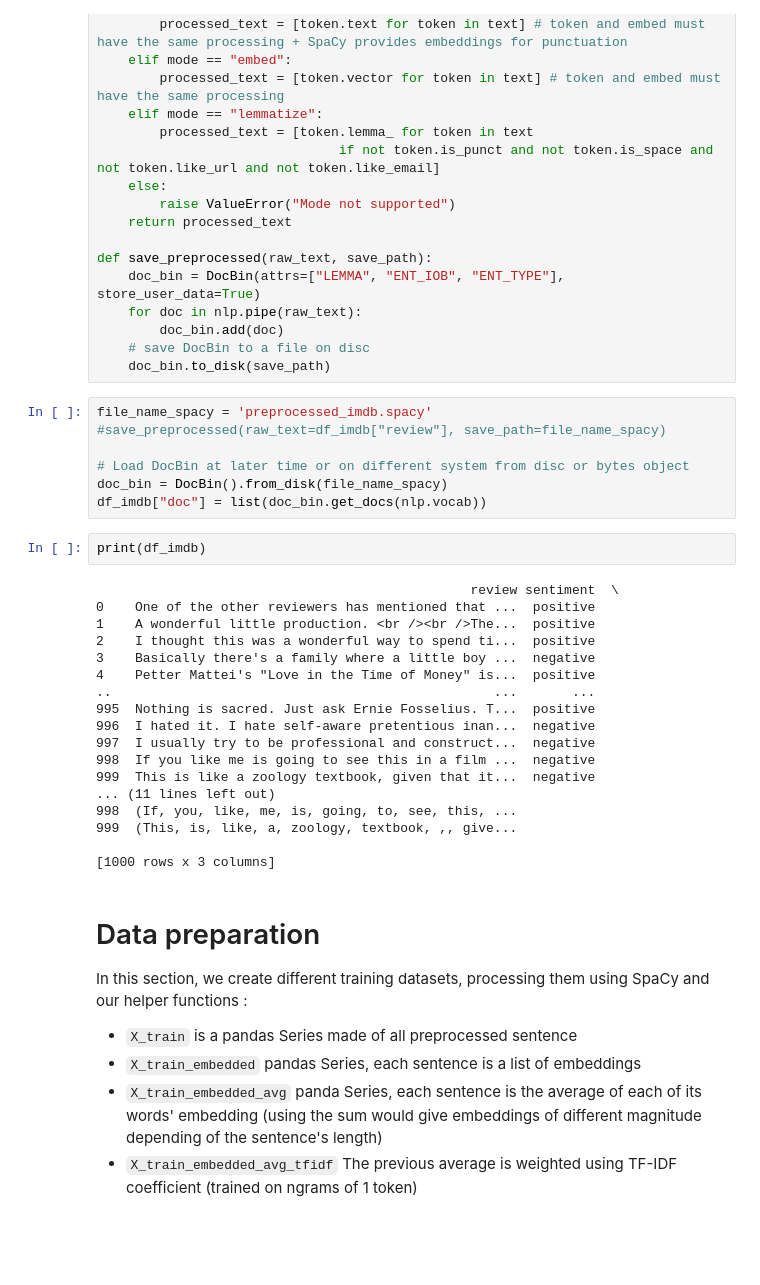
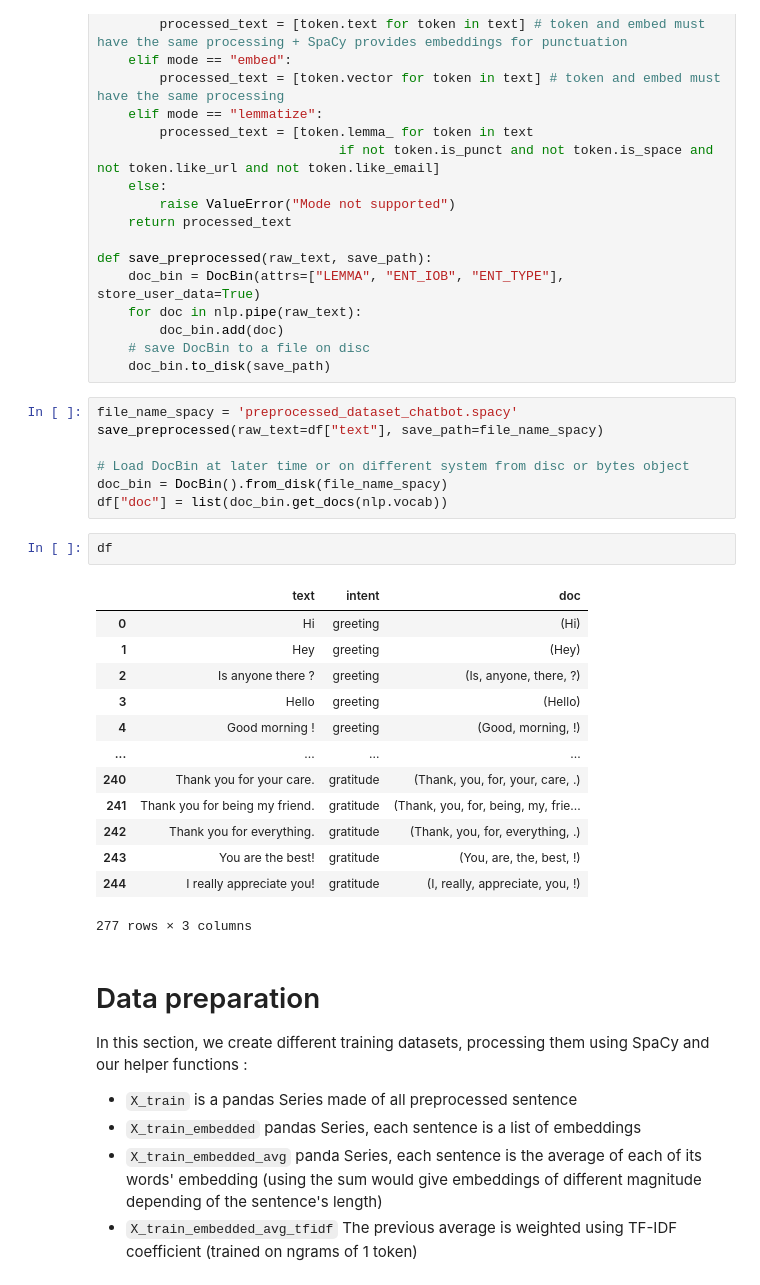
Before and after one commit to chefmtt/chatbot-sdia, a Jupyter notebook: train_bag_simple_phrases.ipynb, the cells around one changed output. Saved outputs shown, nothing was run; the diff lists cells and outputs as text; blank space fills up the shorter version.

```diff
--- a/train_bag_simple_phrases.ipynb
+++ b/train_bag_simple_phrases.ipynb
@@ -104,32 +118,28 @@ def save_preprocessed(raw_text, save_path):
     # save DocBin to a file on disc
     doc_bin.to_disk(save_path)
 # %%
-file_name_spacy = 'preprocessed_imdb.spacy'
-#save_preprocessed(raw_text=df_imdb["review"], save_path=file_name_spacy)
+file_name_spacy = 'preprocessed_dataset_chatbot.spacy'
+save_preprocessed(raw_text=df["text"], save_path=file_name_spacy)
 
 # Load DocBin at later time or on different system from disc or bytes object
 doc_bin = DocBin().from_disk(file_name_spacy)
-df_imdb["doc"] = list(doc_bin.get_docs(nlp.vocab))
+df["doc"] = list(doc_bin.get_docs(nlp.vocab))
-# %%
-print(df_imdb)
-# %% [output]
-                                                review sentiment  \
-0    One of the other reviewers has mentioned that ...  positive
-1    A wonderful little production. <br /><br />The...  positive
-2    I thought this was a wonderful way to spend ti...  positive
-3    Basically there's a family where a little boy ...  negative
-4    Petter Mattei's "Love in the Time of Money" is...  positive
-..                                                 ...       ...
-995  Nothing is sacred. Just ask Ernie Fosselius. T...  positive
-996  I hated it. I hate self-aware pretentious inan...  negative
-997  I usually try to be professional and construct...  negative
-998  If you like me is going to see this in a film ...  negative
-999  This is like a zoology textbook, given that it...  negative
-... (11 lines left out)
-998  (If, you, like, me, is, going, to, see, this, ...
-999  (This, is, like, a, zoology, textbook, ,, give...
-
-[1000 rows x 3 columns]
+# %%
+df
+# %% [output]
+|  | text | intent | doc |
+| 0 | Hi | greeting | (Hi) |
+| 1 | Hey | greeting | (Hey) |
+| 2 | Is anyone there ? | greeting | (Is, anyone, there, ?) |
+| 3 | Hello | greeting | (Hello) |
+| 4 | Good morning ! | greeting | (Good, morning, !) |
+| ... | ... | ... | ... |
+| 240 | Thank you for your care. | gratitude | (Thank, you, for, your, care, .) |
+| 241 | Thank you for being my friend. | gratitude | (Thank, you, for, being, my, frie... |
+| 242 | Thank you for everything. | gratitude | (Thank, you, for, everything, .) |
+| 243 | You are the best! | gratitude | (You, are, the, best, !) |
+| 244 | I really appreciate you! | gratitude | (I, really, appreciate, you, !) |
+277 rows × 3 columns
 # %% [markdown]
 # Data preparation
 
```
Also changed, not shown: parts of 24 cells of this notebook, 7 other files.
